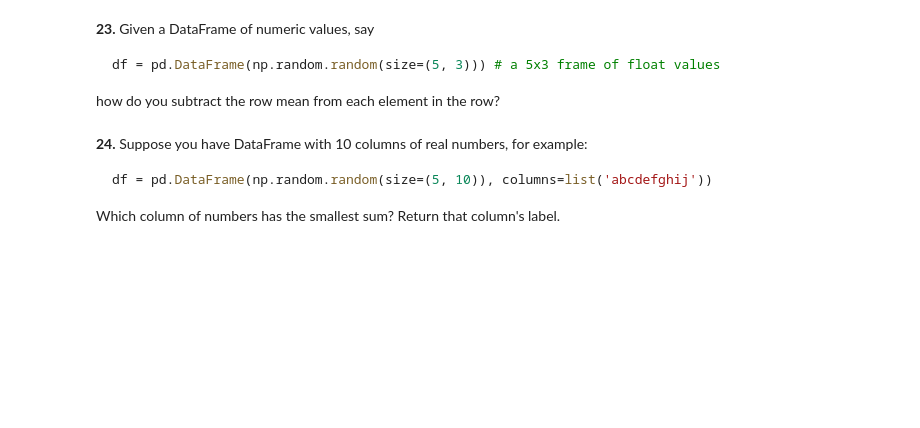
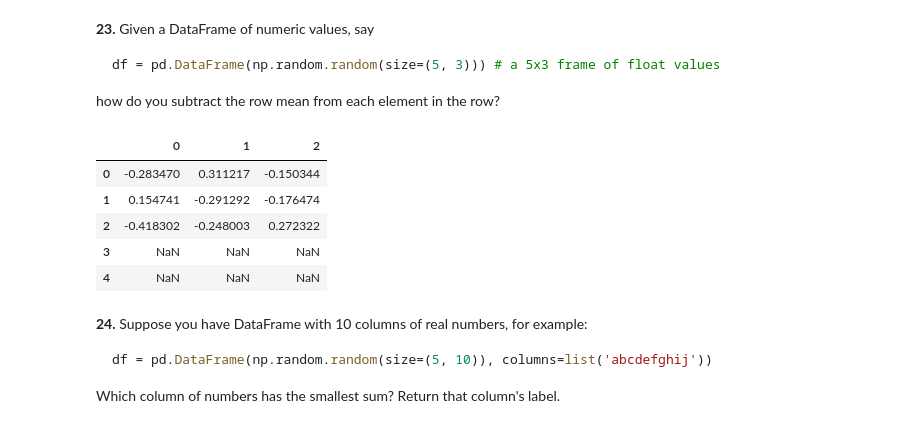
Before and after one commit to Pine9/PandasPuzzlesPractice, a Jupyter notebook: 100-pandas-puzzles.ipynb, the cells around one changed output. Cells and saved outputs as stored; diff of their text form; code cells hidden in the pictures; blank space fills up the shorter version.

````diff
--- a/100-pandas-puzzles.ipynb
+++ b/100-pandas-puzzles.ipynb
@@ -298,6 +302,18 @@ df = pd.DataFrame(np.random.random(size=(5, 3))) # a 5x3 frame of float values
 ```
 
 how do you subtract the row mean from each element in the row?
+# %%
+import numpy as np
+
+df = pd.DataFrame(np.random.random(size=(5, 3)))
+df.sub(df.mean(axis=0), axis=0)
+# %% [output]
+|  | 0 | 1 | 2 |
+| 0 | -0.283470 | 0.311217 | -0.150344 |
+| 1 | 0.154741 | -0.291292 | -0.176474 |
+| 2 | -0.418302 | -0.248003 | 0.272322 |
+| 3 | NaN | NaN | NaN |
+| 4 | NaN | NaN | NaN |
 # %% [markdown]
 **24.** Suppose you have DataFrame with 10 columns of real numbers, for example:
 
````
Also changed, not shown: parts of 1 cell of this notebook.
